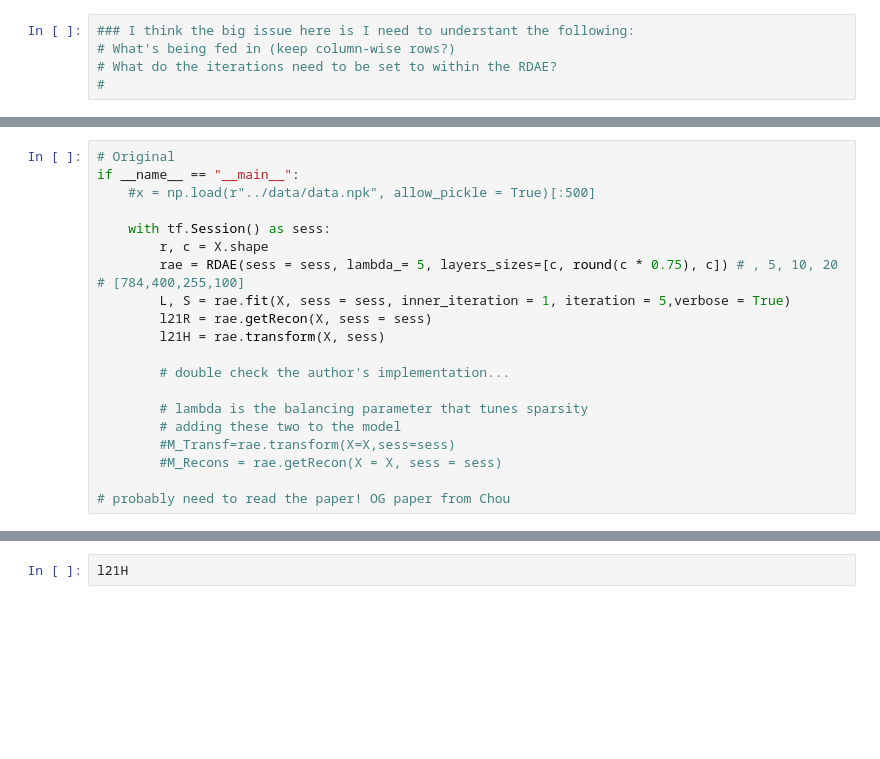
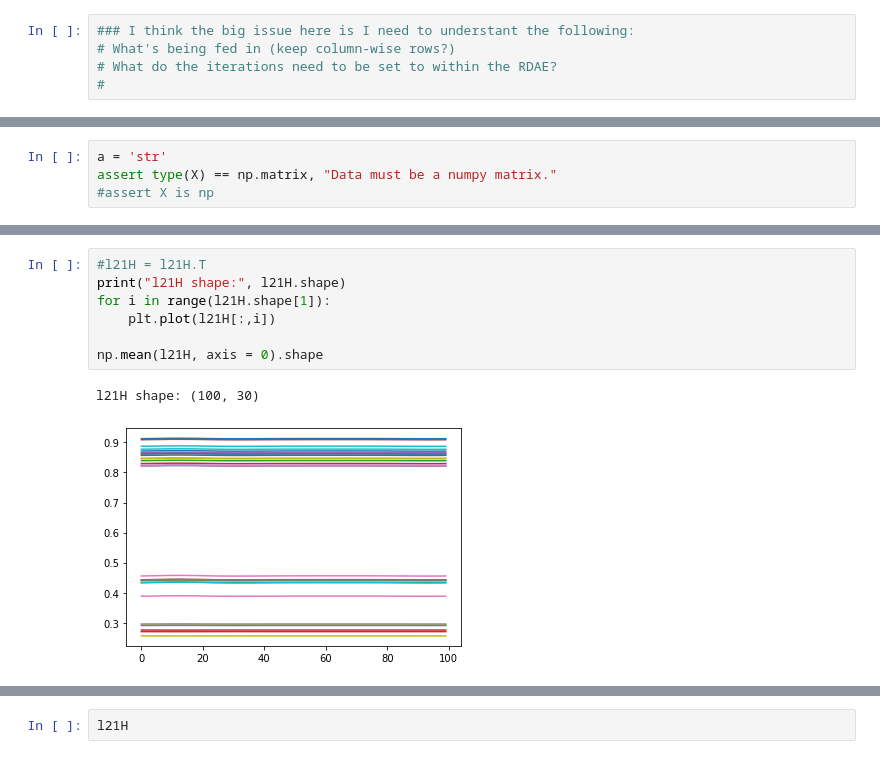
Before and after one commit to jsolson4/Boost-CLL-Clustering, a Jupyter notebook: CLL_GeneExpression_Analysis.ipynb, the cells around one changed output, grey strips where cells are left out. Saved outputs shown, nothing was run; the diff lists cells and outputs as text; blank space fills up the shorter version.

```diff
--- a/CLL_GeneExpression_Analysis.ipynb
+++ b/CLL_GeneExpression_Analysis.ipynb
@@ -242,20 +242,0 @@ c
-# %%
-# Original
-if __name__ == "__main__":
-    #x = np.load(r"../data/data.npk", allow_pickle = True)[:500]
-
-    with tf.Session() as sess:
-        r, c = X.shape
-        rae = RDAE(sess = sess, lambda_= 5, layers_sizes=[c, round(c * 0.75), c]) # , 5, 10, 20 # [784,400,255,100]
-        L, S = rae.fit(X, sess = sess, inner_iteration = 1, iteration = 5,verbose = True)
-        l21R = rae.getRecon(X, sess = sess)
-        l21H = rae.transform(X, sess)
-
-        # double check the author's implementation...
-
-        # lambda is the balancing parameter that tunes sparsity
-        # adding these two to the model
-        #M_Transf=rae.transform(X=X,sess=sess)
-        #M_Recons = rae.getRecon(X = X, sess = sess)
-
-# probably need to read the paper! OG paper from Chou
@@ -277,0 +243,4 @@ NameError: name 'l21R' is not defined
+# %%
+a = 'str'
+assert type(X) == np.matrix, "Data must be a numpy matrix."
+#assert X is np
@@ -277,0 +429,10 @@ NameError: name 'l21R' is not defined
+# %%
+#l21H = l21H.T
+print("l21H shape:", l21H.shape)
+for i in range(l21H.shape[1]):
+    plt.plot(l21H[:,i])
+
+np.mean(l21H, axis = 0).shape
+# %% [output]
+l21H shape: (100, 30)
+[figure, added]
```
Also changed, not shown: parts of 29 cells of this notebook.
